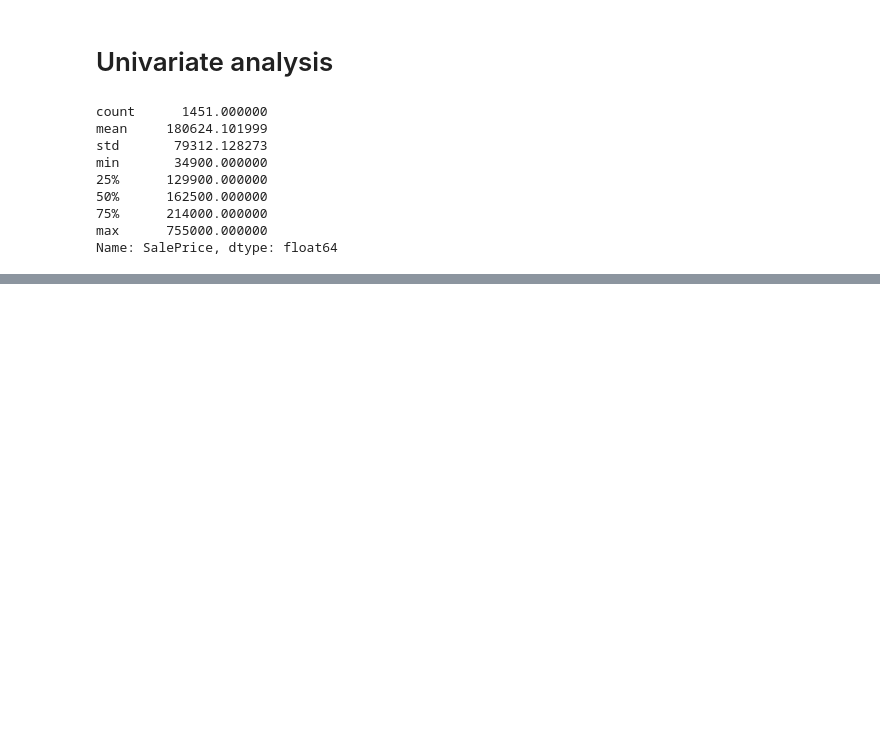
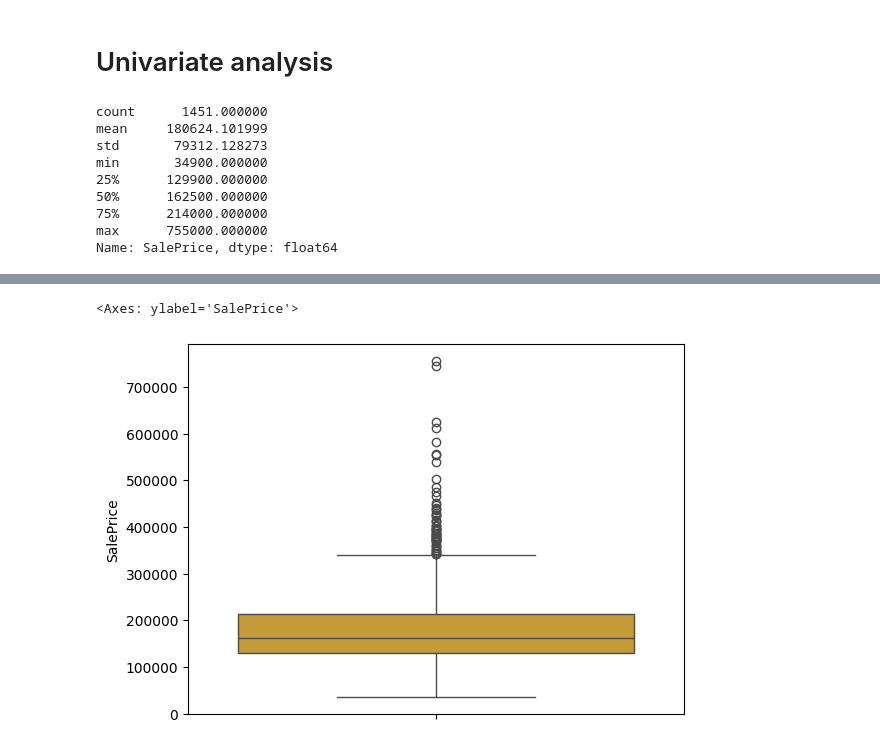
Before and after one commit to johanrendon/Houses-Price, a Jupyter notebook: notebooks/0.03-jrc-EDA-1.ipynb, the cells around one changed output, grey strips where cells are left out. Cells and saved outputs as stored; diff of their text form; code cells hidden in the pictures; blank space fills up the shorter version.

```diff
--- a/notebooks/0.03-jrc-EDA-1.ipynb
+++ b/notebooks/0.03-jrc-EDA-1.ipynb
@@ -39,0 +54,8 @@ plt.savefig('jeje')
+# %%
+sns.boxplot(
+    data=target,
+    color='goldenrod'
+)
+# %% [output]
+<Axes: ylabel='SalePrice'>
+[figure, added]
```
Also changed, not shown: parts of 44 cells of this notebook, 11 other files.
